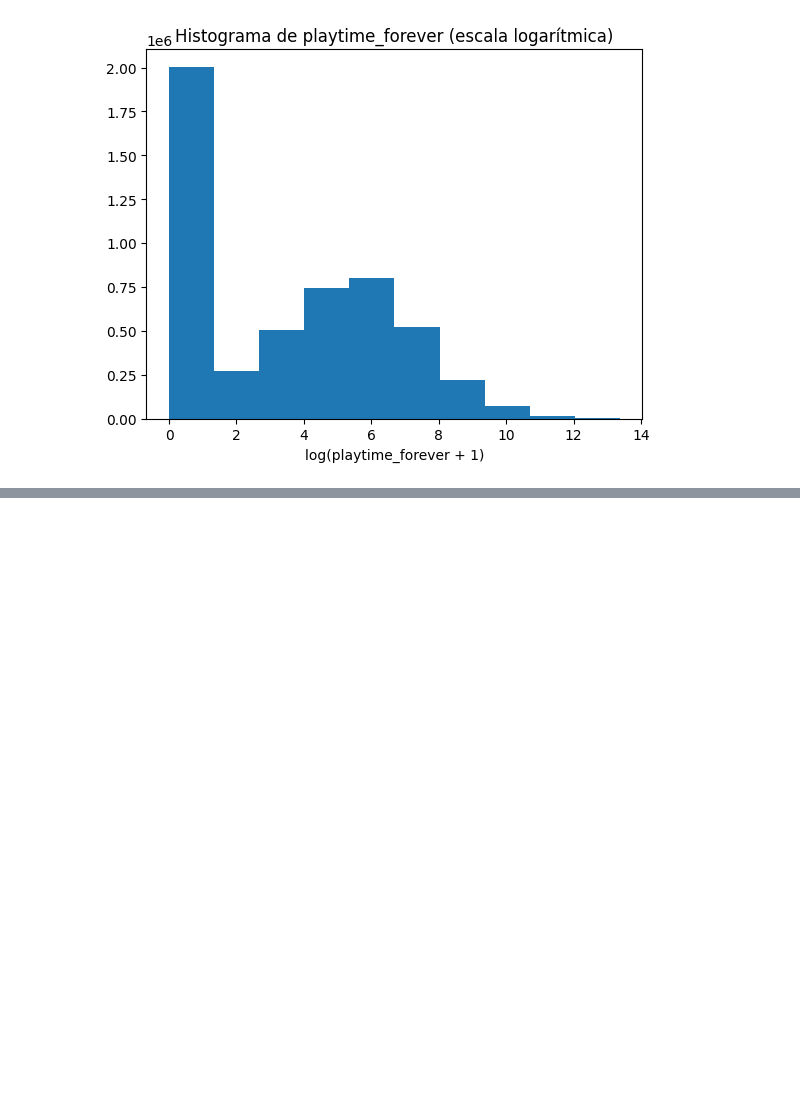
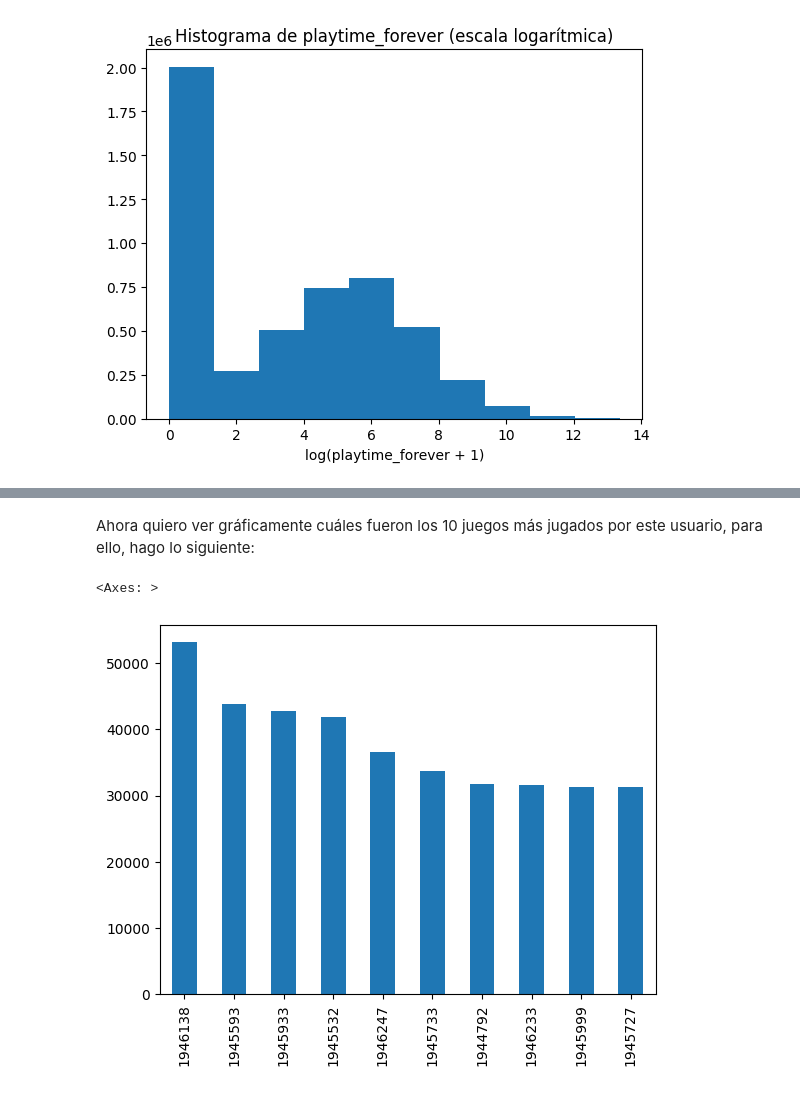
Before and after one commit to Tagliaferro22/steam-games, a Jupyter notebook: EDA/EDA_user_items.ipynb, the cells around one changed output, grey strips where cells are left out. Saved outputs shown, nothing was run; the diff lists cells and outputs as text; code cells hidden in the pictures; blank space fills up the shorter version.

```diff
--- a/EDA/EDA_user_items.ipynb
+++ b/EDA/EDA_user_items.ipynb
@@ -102,0 +216,4 @@ Hablando con un lenguaje un poco menos tecnico, tenemos 2 millones de filas en d
+# %%
+user_id_usuario_top = "REBAS_AS_F-T" # Creamos una variable con su user_id
+informacion_usuario_top = items[items["user_id"] == user_id_usuario_top] # Filtramos el dataset de juegos para obtener sólo los juegos que tiene el usuario top
+informacion_usuario_top # Mostramos en pantalla
@@ -102,0 +252,7 @@ Hablando con un lenguaje un poco menos tecnico, tenemos 2 millones de filas en d
+# %% [markdown]
+Ahora quiero ver gráficamente cuáles fueron los 10 juegos más jugados por este usuario, para ello, hago lo siguiente:
+# %%
+informacion_usuario_top["playtime_forever"].sort_values(ascending=False).head(10).plot(kind="bar")
+# %% [output]
+<Axes: >
+[figure, added]
```
Also changed, not shown: parts of 16 cells of this notebook.
